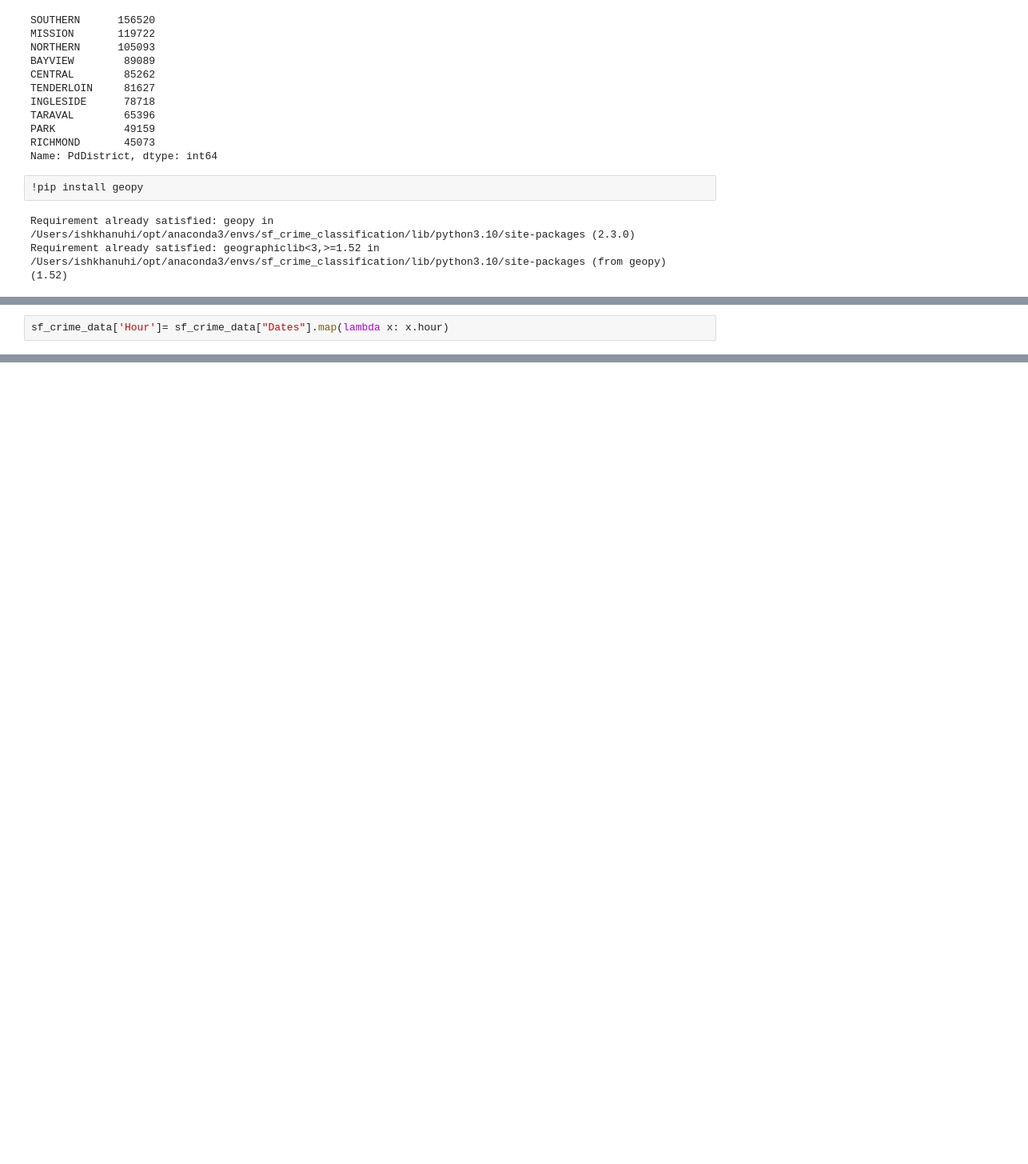
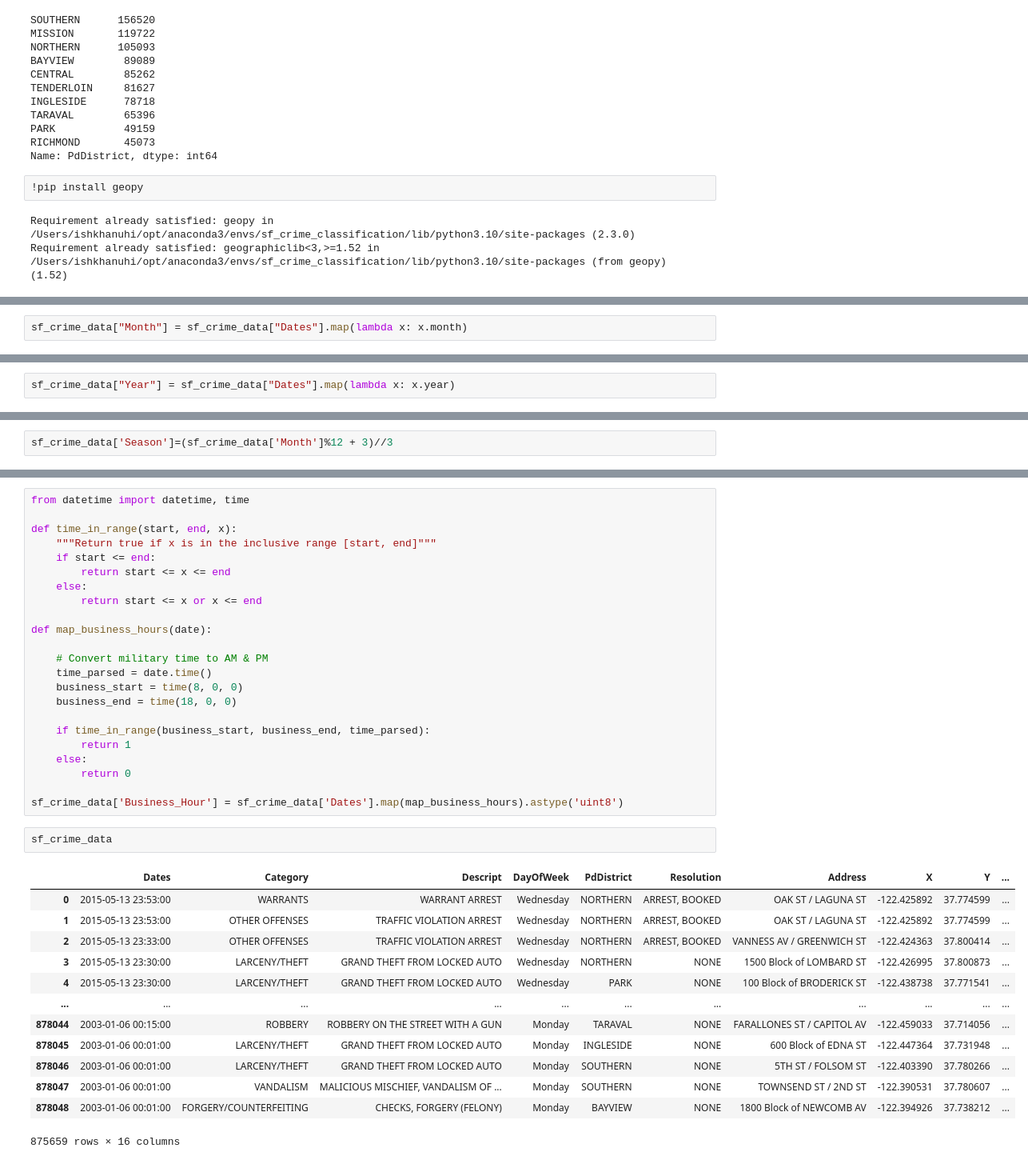
Before and after one commit to ishkhanuhi-edu/sf-crime-classification, a Jupyter notebook: sf_crime_classification.ipynb, the cells around one changed output, grey strips where cells are left out. Shown at 80% size. Drawn from its saved outputs; the diff is of its cells as text; blank space fills up the shorter version.

```diff
--- a/sf_crime_classification.ipynb
+++ b/sf_crime_classification.ipynb
@@ -388,2 +378,2 @@ sf_crime_data
 # %%
-sf_crime_data['Hour']= sf_crime_data["Dates"].map(lambda x: x.hour)
+sf_crime_data["Month"] = sf_crime_data["Dates"].map(lambda x: x.month)
@@ -391,0 +380,2 @@ sf_crime
+# %%
+sf_crime_data["Year"] = sf_crime_data["Dates"].map(lambda x: x.year)
@@ -391,0 +387,2 @@ sf_crime
+# %%
+sf_crime_data['Season']=(sf_crime_data['Month']%12 + 3)//3
@@ -391,0 +395,39 @@ sf_crime
+# %%
+from datetime import datetime, time
+
+def time_in_range(start, end, x):
+    """Return true if x is in the inclusive range [start, end]"""
+    if start <= end:
+        return start <= x <= end
+    else:
+        return start <= x or x <= end
+
+def map_business_hours(date):
+
+    # Convert military time to AM & PM
+    time_parsed = date.time()
+    business_start = time(8, 0, 0)
+    business_end = time(18, 0, 0)
+
+    if time_in_range(business_start, business_end, time_parsed):
+        return 1
+    else:
+        return 0
+
+sf_crime_data['Business_Hour'] = sf_crime_data['Dates'].map(map_business_hours).astype('uint8')
+# %%
+sf_crime_data
+# %% [output]
+|  | Dates | Category | Descript | DayOfWeek | PdDistrict | Resolution | Address | X | Y | ... |
+| 0 | 2015-05-13 23:53:00 | WARRANTS | WARRANT ARREST | Wednesday | NORTHERN | ARREST, BOOKED | OAK ST / LAGUNA ST | -122.425892 | 37.774599 | ... |
+| 1 | 2015-05-13 23:53:00 | OTHER OFFENSES | TRAFFIC VIOLATION ARREST | Wednesday | NORTHERN | ARREST, BOOKED | OAK ST / LAGUNA ST | -122.425892 | 37.774599 | ... |
+| 2 | 2015-05-13 23:33:00 | OTHER OFFENSES | TRAFFIC VIOLATION ARREST | Wednesday | NORTHERN | ARREST, BOOKED | VANNESS AV / GREENWICH ST | -122.424363 | 37.800414 | ... |
+| 3 | 2015-05-13 23:30:00 | LARCENY/THEFT | GRAND THEFT FROM LOCKED AUTO | Wednesday | NORTHERN | NONE | 1500 Block of LOMBARD ST | -122.426995 | 37.800873 | ... |
+| 4 | 2015-05-13 23:30:00 | LARCENY/THEFT | GRAND THEFT FROM LOCKED AUTO | Wednesday | PARK | NONE | 100 Block of BRODERICK ST | -122.438738 | 37.771541 | ... |
+| ... | ... | ... | ... | ... | ... | ... | ... | ... | ... | ... |
+| 878044 | 2003-01-06 00:15:00 | ROBBERY | ROBBERY ON THE STREET WITH A GUN | Monday | TARAVAL | NONE | FARALLONES ST / CAPITOL AV | -122.459033 | 37.714056 | ... |
+| 878045 | 2003-01-06 00:01:00 | LARCENY/THEFT | GRAND THEFT FROM LOCKED AUTO | Monday | INGLESIDE | NONE | 600 Block of EDNA ST | -122.447364 | 37.731948 | ... |
+| 878046 | 2003-01-06 00:01:00 | LARCENY/THEFT | GRAND THEFT FROM LOCKED AUTO | Monday | SOUTHERN | NONE | 5TH ST / FOLSOM ST | -122.403390 | 37.780266 | ... |
+| 878047 | 2003-01-06 00:01:00 | VANDALISM | MALICIOUS MISCHIEF, VANDALISM OF ... | Monday | SOUTHERN | NONE | TOWNSEND ST / 2ND ST | -122.390531 | 37.780607 | ... |
+| 878048 | 2003-01-06 00:01:00 | FORGERY/COUNTERFEITING | CHECKS, FORGERY (FELONY) | Monday | BAYVIEW | NONE | 1800 Block of NEWCOMB AV | -122.394926 | 37.738212 | ... |
+875659 rows × 16 columns
```
Also changed, not shown: parts of 34 cells of this notebook.
